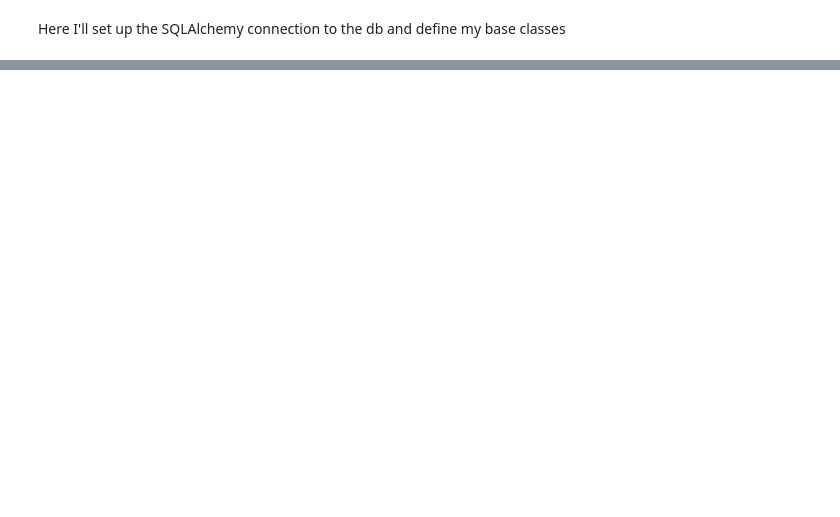
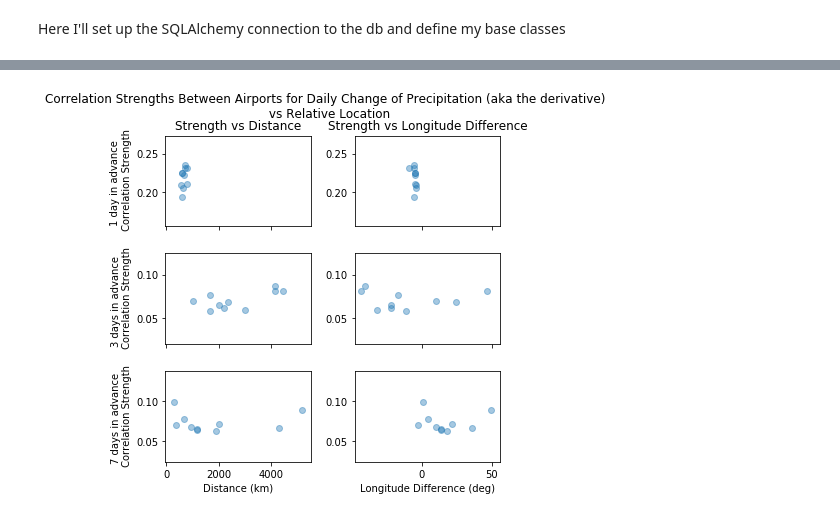
Before and after one commit to hayleybounds/bounds_ay250_homework, a Jupyter notebook: hw_5/hw_5_final.ipynb, the cells around one changed output, grey strips where cells are left out. Drawn from its saved outputs; the diff is of its cells as text; code cells hidden in the pictures; blank space fills up the shorter version.

```diff
--- a/hw_5/hw_5_final.ipynb
+++ b/hw_5/hw_5_final.ipynb
@@ -319 +372,42 @@ def distance_from_long_lat(lat1, lat2, long1, long2):
+# %%
+f,axes = plt.subplots(3,2, sharex='col')
+plt.subplots_adjust(wspace = .3, hspace = .3)
+f.set_size_inches(7,8)
+
+axes[0,0].set_title('Strength vs Distance')
+axes[0,1].set_title('Strength vs Longitude Difference')
+axes[0,0].set_ylabel('1 day in advance \n Correlation Strength')
+axes[1,0].set_ylabel('3 days in advance \n Correlation Strength')
+axes[2,0].set_ylabel('7 days in advance \n Correlation Strength')
+axes[2,0].set_xlabel('Distance (km)')
+axes[2,1].set_xlabel('Longitude Difference (deg)')
+plt.suptitle('Correlation Strengths Between Airports for Daily Change of Precipitation (aka the derivative) \n vs Relative Location')
+
+for i in range(0,3):
+    if i==0:
+        top = session.query(Correlation).filter(Correlation.measure == 'precipitation'). \
+            order_by(desc(Correlation.dv_corr_1_adv)).all()[0:10]
+        strengths = [c.dv_corr_1_adv for c in top]
+    elif i==1:
+        top = session.query(Correlation).filter(Correlation.measure == 'precipitation'). \
+            order_by(desc(Correlation.dv_corr_3_adv)).all()[0:10]
+        strengths = [c.dv_corr_3_adv for c in top]
+    else:
+        top = session.query(Correlation).filter(Correlation.measure == 'precipitation'). \
+            order_by(desc(Correlation.dv_corr_7_adv)).all()[0:10]
+        strengths = [c.dv_corr_7_adv for c in top]
+
+    #get the distances and longitude differences between the top ten pairs
+    dists = []
+    longdiffs = []
+    for c in top:
+        long1, lat1 = c.airport1.longitude_deg, c.airport1.latitude_deg
+        long2, lat2 = c.airport2.longitude_deg, c.airport2.latitude_deg
+        dists.append(distance_from_long_lat(lat1, lat2, long1, long2))
+        longdiffs.append(long1-long2)
+
+    axes[i,0].scatter(dists, strengths, alpha = .4)
+    axes[i,1].scatter(longdiffs, strengths, alpha = .4)
+# %% [output]
+[figure, added]
 # %%
```
Also changed, not shown: parts of 16 cells of this notebook, 4 other files.
